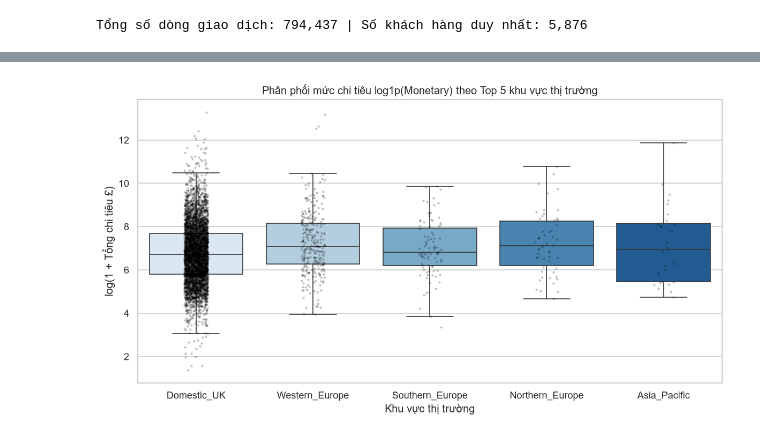
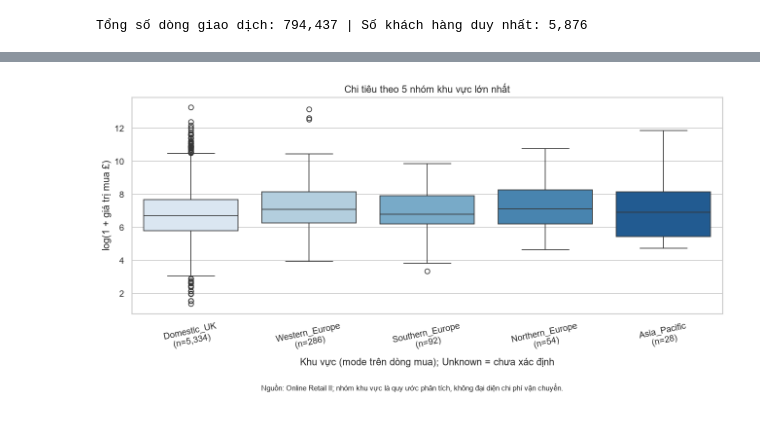
Before and after one commit to huybel2012/ecommerce-behavior-analysis, a Jupyter notebook: notebooks/02_exploratory_data_analysis.ipynb, the cells around one changed output, grey strips where cells are left out. Cells and saved outputs as stored; diff of their text form; code cells hidden in the pictures.

```diff
--- a/notebooks/02_exploratory_data_analysis.ipynb
+++ b/notebooks/02_exploratory_data_analysis.ipynb
@@ -83,22 +104,15 @@ plt.show()
 # %%
-top_regions = customer_df["region"].value_counts().head(5).index.tolist()
-df_reg = customer_df[customer_df["region"].isin(top_regions)].copy()
-df_reg["log_monetary"] = np.log1p(df_reg["monetary"])
-
-fig, ax = plt.subplots(figsize=(10, 5.5))
-sns.boxplot(
-    data=df_reg, x="region", y="log_monetary",
-    order=top_regions, hue="region", hue_order=top_regions, legend=False, showfliers=False, palette="Blues", ax=ax
-)
-sns.stripplot(
-    data=df_reg, x="region", y="log_monetary",
-    order=top_regions, color="black", alpha=0.25, size=2.5, jitter=True, ax=ax
-)
-ax.set_title("Phân phối mức chi tiêu log1p(Monetary) theo Top 5 khu vực thị trường")
-ax.set_xlabel("Khu vực thị trường")
-ax.set_ylabel("log(1 + Tổng chi tiêu £)")
-plt.tight_layout()
-fig.savefig(ROOT / "reports/figures/02_spending_by_region.png", dpi=300, bbox_inches="tight")
+top_regions = customer_df['region'].value_counts().head(5).index.tolist()
+df_reg = customer_df[customer_df['region'].isin(top_regions)].copy()
+df_reg['log_monetary'] = np.log1p(df_reg['monetary'])
+fig, ax = plt.subplots(figsize=(11,5.5))
+sns.boxplot(data=df_reg,x='region',y='log_monetary',order=top_regions,hue='region',hue_order=top_regions,legend=False,showfliers=True,palette='Blues',ax=ax)
+counts = df_reg['region'].value_counts()
+ax.set_xticks(range(len(top_regions)),[f'{r}\n(n={counts[r]:,})' for r in top_regions],rotation=12)
+ax.set(title='Chi tiêu theo 5 nhóm khu vực lớn nhất',xlabel='Khu vực (mode trên dòng mua); Unknown = chưa xác định',ylabel='log(1 + giá trị mua £)')
+fig.text(.5,.01,'Nguồn: Online Retail II; nhóm khu vực là quy ước phân tích, không đại diện chi phí vận chuyển.',ha='center',fontsize=9)
+fig.tight_layout(rect=[0,.05,1,1])
+fig.savefig(ROOT / 'reports/figures/02_spending_by_region.png',dpi=300,bbox_inches='tight')
 plt.show()
 # %% [output]
-[figure, old version]
+[figure, new version]
```
Also changed, not shown: parts of 7 cells of this notebook, 16 other files.
